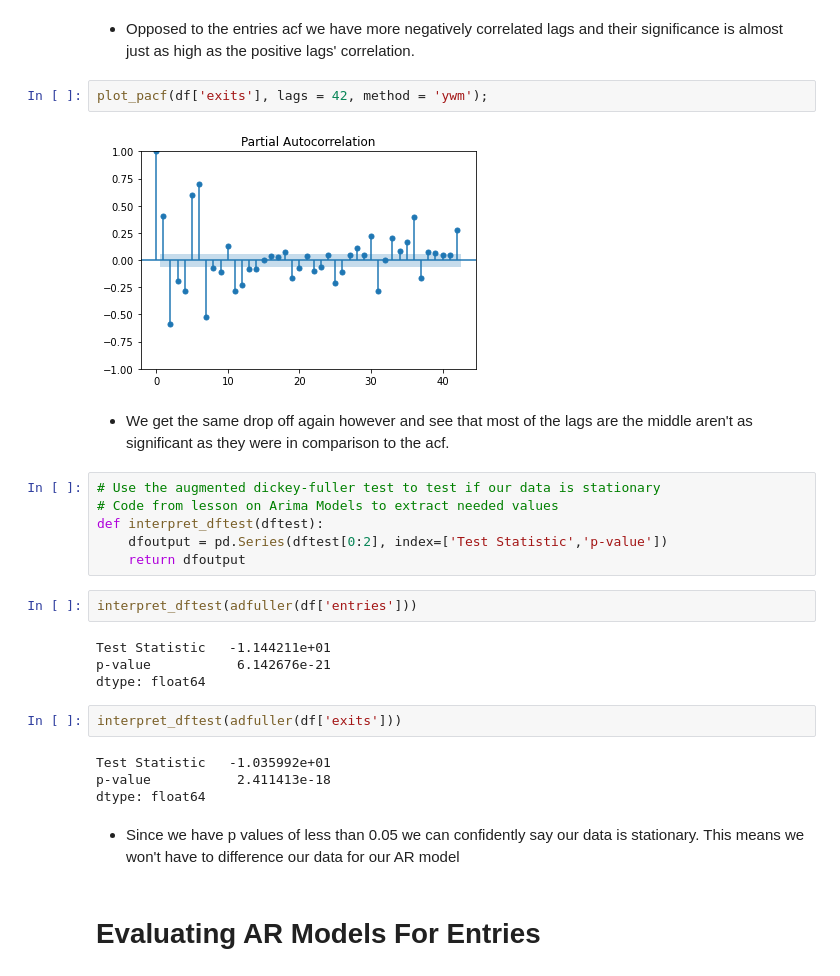
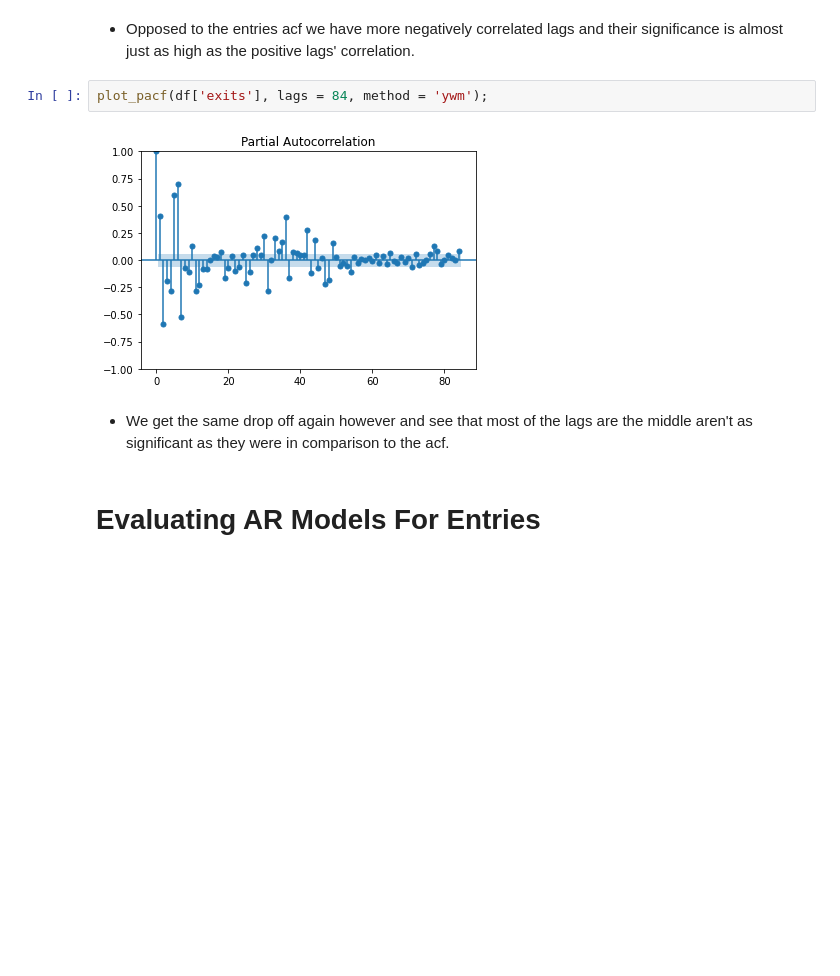
Before and after one commit to lmarett8/nyc_subway_traffic, a Jupyter notebook: notebooks/04_Preprocessing_Modeling.ipynb, the cells around one changed output. Saved outputs shown, nothing was run; the diff lists cells and outputs as text; blank space fills up the shorter version.

```diff
--- a/notebooks/04_Preprocessing_Modeling.ipynb
+++ b/notebooks/04_Preprocessing_Modeling.ipynb
@@ -139,31 +173,11 @@ plot_acf(df['exits'], lags = 42);
 # %% [markdown]
 - Opposed to the entries acf we have more negatively correlated lags and their significance is almost just as high as the positive lags' correlation.
 # %%
-plot_pacf(df['exits'], lags = 42, method = 'ywm');
+plot_pacf(df['exits'], lags = 84, method = 'ywm');
 # %% [output]
-[figure, old version]
+[figure, new version]
 # %% [markdown]
 - We get the same drop off again however and see that most of the lags are the middle aren't as significant as they were in comparison to the acf.
-# %%
-# Use the augmented dickey-fuller test to test if our data is stationary
-# Code from lesson on Arima Models to extract needed values
-def interpret_dftest(dftest):
-    dfoutput = pd.Series(dftest[0:2], index=['Test Statistic','p-value'])
-    return dfoutput
-# %%
-interpret_dftest(adfuller(df['entries']))
-# %% [output]
-Test Statistic   -1.144211e+01
-p-value           6.142676e-21
-dtype: float64
-# %%
-interpret_dftest(adfuller(df['exits']))
-# %% [output]
-Test Statistic   -1.035992e+01
-p-value           2.411413e-18
-dtype: float64
-# %% [markdown]
-- Since we have p values of less than 0.05 we can confidently say our data is stationary. This means we won't have to difference our data for our AR model
 # %% [markdown]
 # Evaluating AR Models For Entries
 # %%
```
Also changed, not shown: parts of 30 cells of this notebook, 1 other file.
